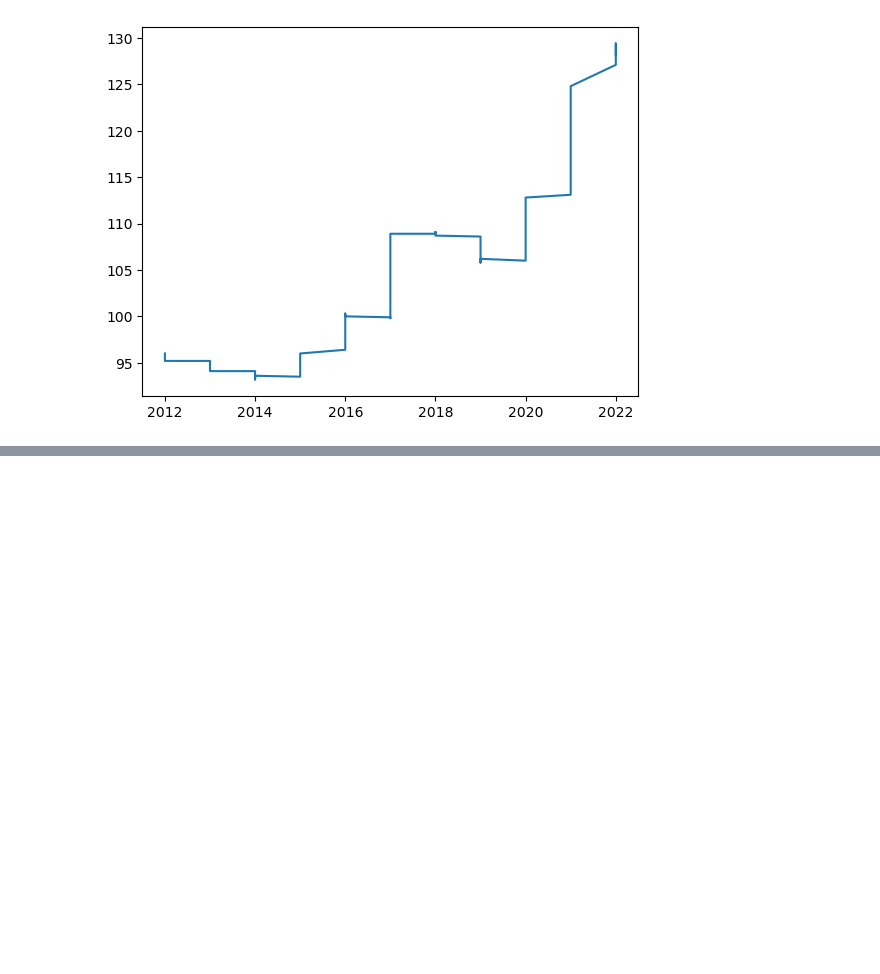
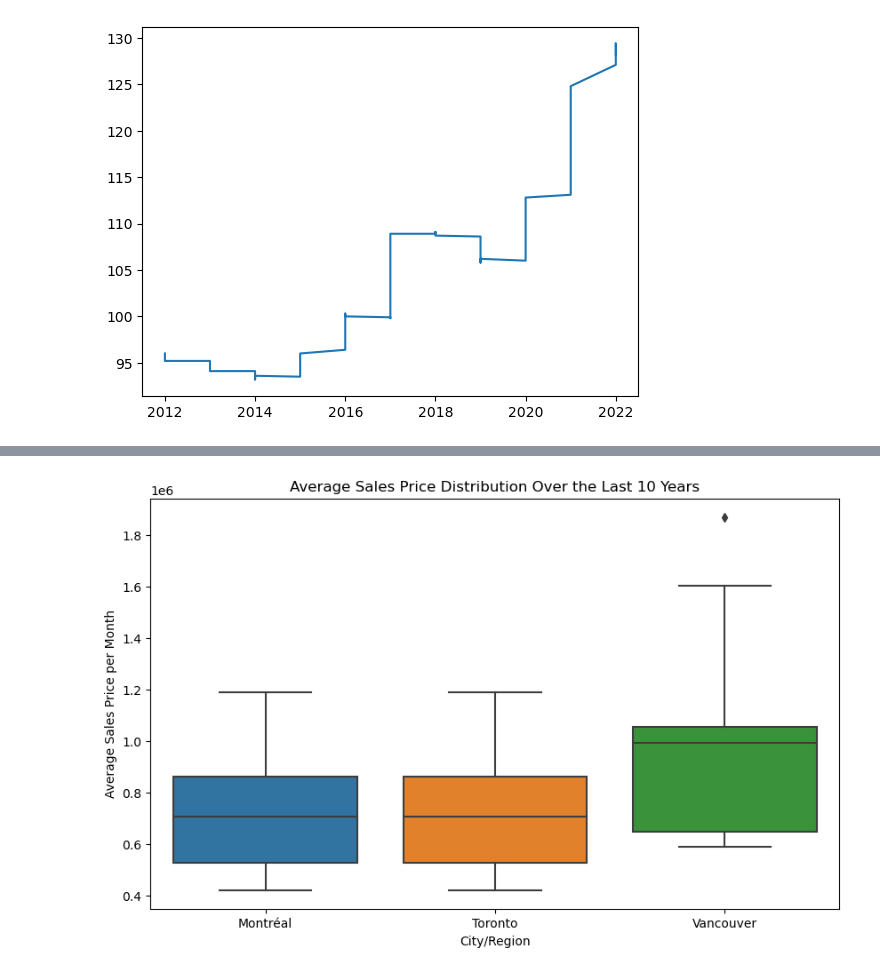
Before and after one commit to Ao-27/Project1_Group1_HousingMarket, a Jupyter notebook: group1_housing_solution.ipynb, the cells around one changed output, grey strips where cells are left out. Saved outputs shown, nothing was run; the diff lists cells and outputs as text; code cells hidden in the pictures; blank space fills up the shorter version.

```diff
--- a/group1_housing_solution.ipynb
+++ b/group1_housing_solution.ipynb
@@ -1148,3 +1210,25 @@ StatCan_Index_Plot_Df = Inner_to_Final_City_Filtered_DF['Year','City_Region','VA
+# %%
+import seaborn as sns
+
+df = Inner_to_Final_City_Filtered_DF
+
+#Filter data for the last 10 years
+df = df[df['Year'] >= 2012]
+
+#Create the box and whisker plot using Seaborn
+plt.figure(figsize=(10, 6))
+sns.boxplot(x='City_Region', y='Avg_HousePrice', data=df)
+
+#Customize the plot
+plt.title('Average Sales Price Distribution Over the Last 10 Years')
+plt.xlabel('City/Region')
+plt.ylabel('Average Sales Price per Month')
+
+#Show the plot
+plt.savefig("output/plots/Average Sales Price Distribution Over the Last 10 Years.png")
+plt.show()
+# %% [output]
+[figure, added]
 # %%
 #Extract sample data to validate that the STATUS not in funciton above was successful.
 Output_Folder = 'Output/'
```
Also changed, not shown: parts of 16 cells of this notebook, 4 other files.
